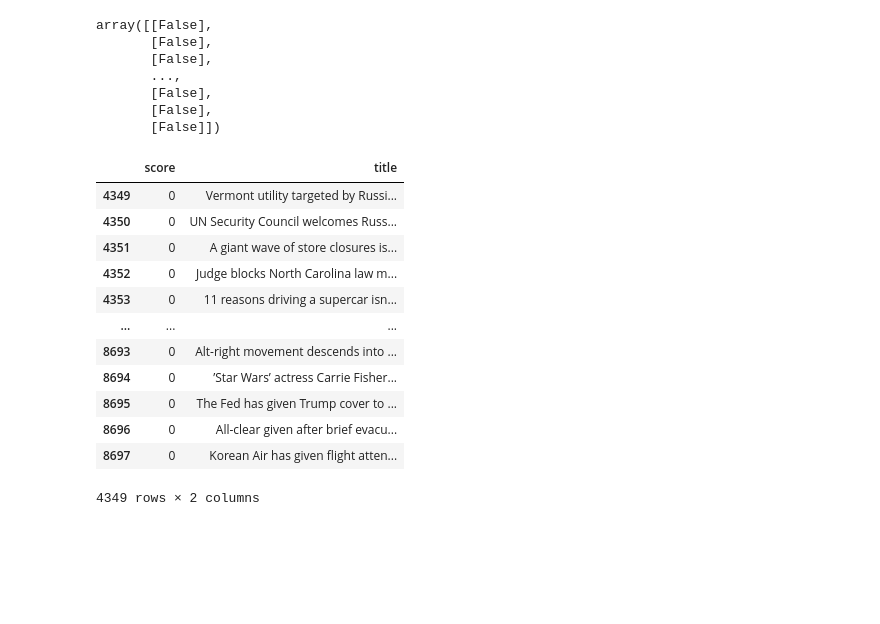
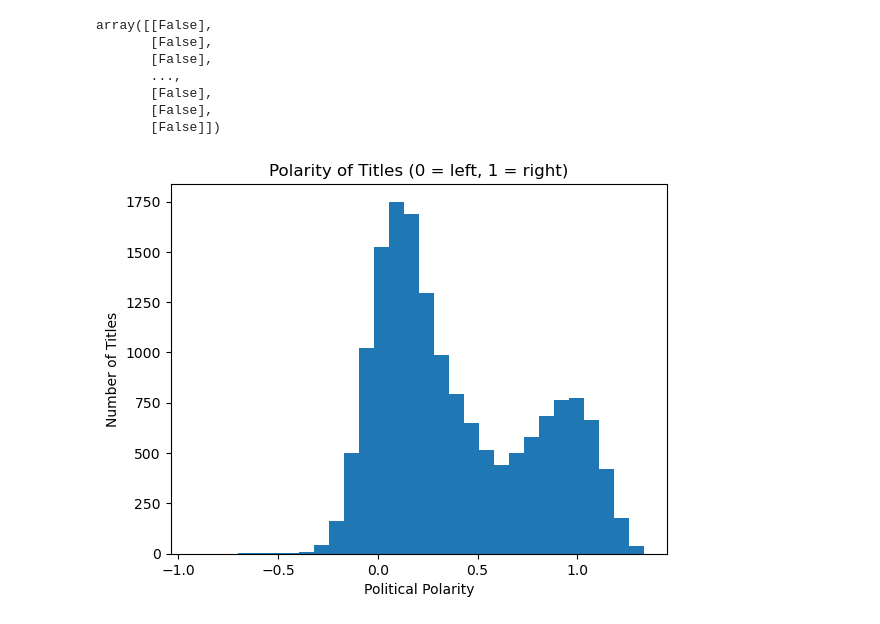
Before and after one commit to EliasLMann/pol-embed-bias, a Jupyter notebook: main.ipynb, the cells around one changed output. Drawn from its saved outputs; the diff is of its cells as text; code cells hidden in the pictures; blank space fills up the shorter version.

Commit message:
testing with expert picks

```diff
--- a/main.ipynb
+++ b/main.ipynb
@@ -422,19 +435,19 @@ array([[False],
        [False],
        [False],
        [False]])
+# %%
+labeled_expert = pd.read_csv('data/expert_neutral_headlines.csv')
+
+titles = labeled_expert['title'].astype(str).values
+
+seq = tokenizer.texts_to_sequences(test)
+expert_padded = pad_sequences(seq, maxlen=MAX_TITLE_LEN)
 # %%
-labeled_test[title]
+numberbatch_expert_neutral = numberbatch_model.predict(expert_padded)
+plt.hist(numberbatch_expert_neutral,30)
+plt.xlabel('Political Polarity')
+plt.ylabel('Number of Titles')
+plt.title('Polarity of Titles (0 = left, 1 = right)')
+plt.show()
 # %% [output]
-|  | score | title |
-| 4349 | 0 | Vermont utility targeted by Russi... |
-| 4350 | 0 | UN Security Council welcomes Russ... |
-| 4351 | 0 | A giant wave of store closures is... |
-| 4352 | 0 | Judge blocks North Carolina law m... |
-| 4353 | 0 | 11 reasons driving a supercar isn... |
-| ... | ... | ... |
-| 8693 | 0 | Alt-right movement descends into ... |
-| 8694 | 0 | ’Star Wars’ actress Carrie Fisher... |
-| 8695 | 0 | The Fed has given Trump cover to ... |
-| 8696 | 0 | All-clear given after brief evacu... |
-| 8697 | 0 | Korean Air has given flight atten... |
-4349 rows × 2 columns
+[figure, added]
```
Also changed, not shown: parts of 13 cells of this notebook, 1 other file.
